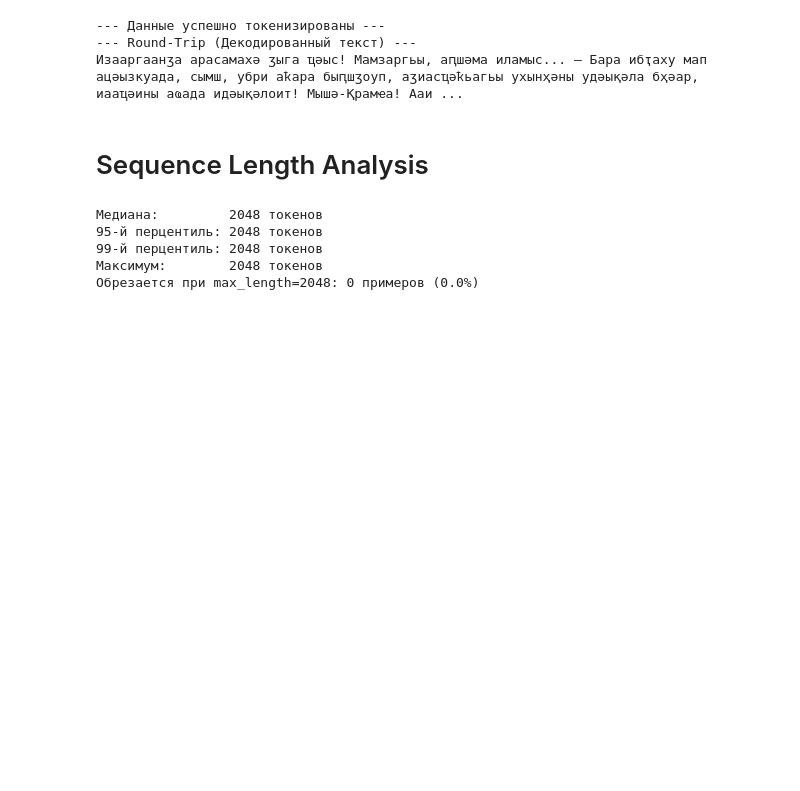
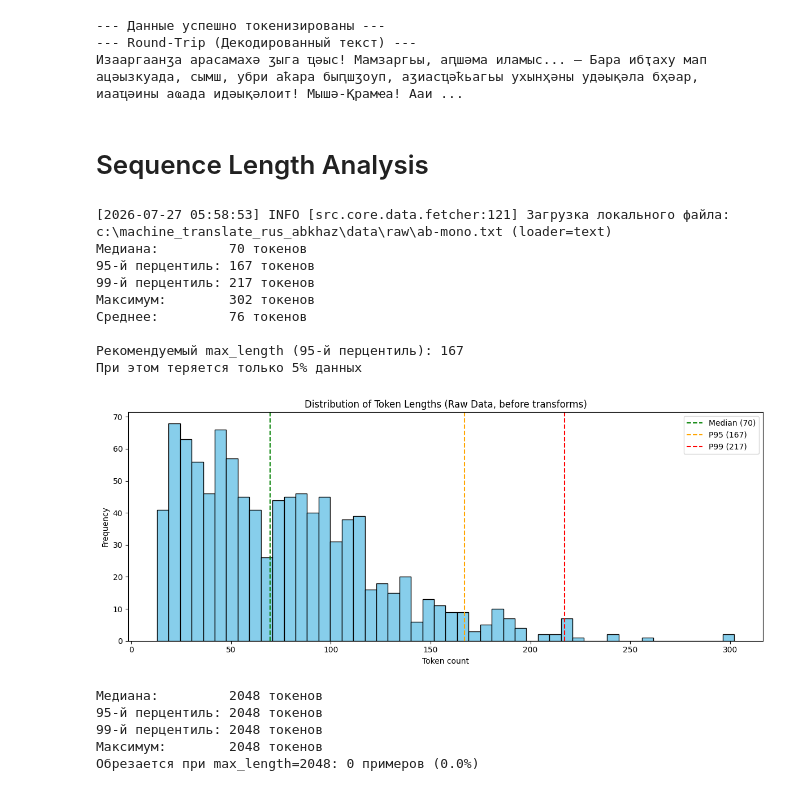
Before and after one commit to fenderfeniks/machine_translate_rus_abkhaz, a Jupyter notebook: notebooks/01_eda_and_tokens.ipynb, the cells around one changed output. Saved outputs shown, nothing was run; the diff lists cells and outputs as text; code cells hidden in the pictures; blank space fills up the shorter version.

```diff
--- a/notebooks/01_eda_and_tokens.ipynb
+++ b/notebooks/01_eda_and_tokens.ipynb
@@ -104,6 +87,62 @@ else:
 Изааргаанӡа арасамахә ӡыга ҵәыс! Мамзаргьы, аԥшәма иламыс... – Бара ибҭаху мап ацәызкуада, сымш, убри аҟара быԥшӡоуп, аӡиасҵәҟьагьы ухынҳәны удәықәла бҳәар, иааҵәины аҩада идәықәлоит! Мышә-Қрамҽа! Ааи ...
 # %% [markdown]
 # Sequence Length Analysis
+# %%
+import matplotlib.pyplot as plt
+import numpy as np
+from hydra.utils import instantiate
+
+# Загружаем сырой датасет до трансформаций
+fetcher = instantiate(cfg.data.source)
+raw_dataset = fetcher.load()
+raw_split = raw_dataset.get("train", list(raw_dataset.values())[0])
+
+sample_size = min(1000, len(raw_split))
+text_col = cfg.data.get("text_column", "text")
+
+# Токенизируем сырые тексты на лету — без паддинга и обрезки
+lengths = [
+    len(tokenizer.encode(raw_split[i][text_col], add_special_tokens=False))
+    for i in range(sample_size)
+]
+
+median = np.median(lengths)
+p95 = np.percentile(lengths, 95)
+p99 = np.percentile(lengths, 99)
+
+print(f"Медиана:         {median:.0f} токенов")
+print(f"95-й перцентиль: {p95:.0f} токенов")
+print(f"99-й перцентиль: {p99:.0f} токенов")
+print(f"Максимум:        {max(lengths)} токенов")
+print(f"Среднее:         {np.mean(lengths):.0f} токенов")
+
+# Рекомендация по max_length
+recommended = int(p95)
+print(f"\nРекомендуемый max_length (95-й перцентиль): {recommended}")
+print(f"При этом теряется только {100 - 95:.0f}% данных")
+
+plt.figure(figsize=(12, 5))
+plt.hist(lengths, bins=50, color='skyblue', edgecolor='black')
+plt.title("Distribution of Token Lengths (Raw Data, before transforms)")
+plt.xlabel("Token count")
+plt.ylabel("Frequency")
+plt.axvline(median, color='green', linestyle='dashed', linewidth=1.5, label=f'Median ({median:.0f})')
+plt.axvline(p95, color='orange', linestyle='dashed', linewidth=1.5, label=f'P95 ({p95:.0f})')
+plt.axvline(p99, color='red', linestyle='dashed', linewidth=1.5, label=f'P99 ({p99:.0f})')
+plt.legend()
+plt.tight_layout()
+plt.show()
+# %% [output]
+[2026-07-27 05:58:53] INFO [src.core.data.fetcher:121] Загрузка локального файла: c:\machine_translate_rus_abkhaz\data\raw\ab-mono.txt (loader=text)
+Медиана:         70 токенов
+95-й перцентиль: 167 токенов
+99-й перцентиль: 217 токенов
+Максимум:        302 токенов
+Среднее:         76 токенов
+
+Рекомендуемый max_length (95-й перцентиль): 167
+При этом теряется только 5% данных
+[figure, added]
 # %%
 import matplotlib.pyplot as plt
 import numpy as np
```
Also changed, not shown: parts of 2 cells of this notebook, 3 other files.
